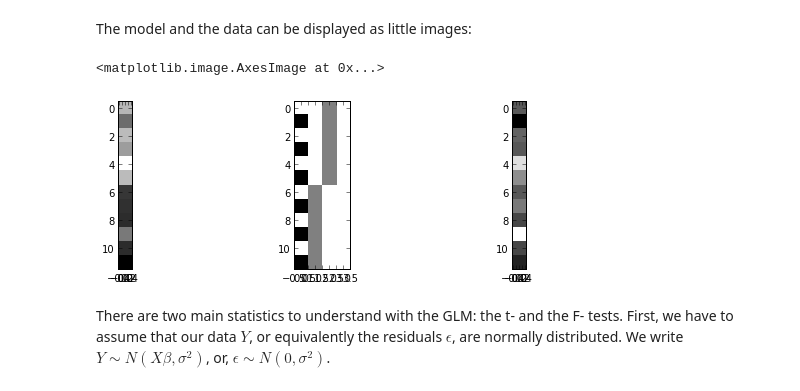
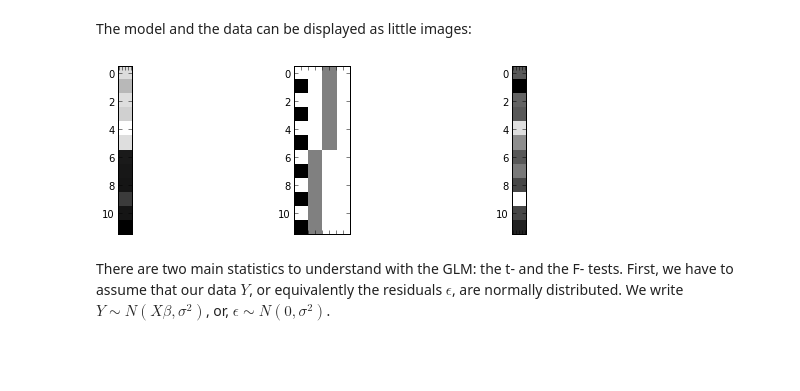
Before and after one commit to practical-neuroimaging/pna-notebooks, a Jupyter notebook: GLM_t_F.ipynb, the cells around one changed output. Cells and saved outputs as stored; diff of their text form; code cells hidden in the pictures; blank space fills up the shorter version.

```diff
--- a/GLM_t_F.ipynb
+++ b/GLM_t_F.ipynb
@@ -321,14 +323,15 @@ except:
 iM = np.linalg.inv(M)
 # coordinates of voxel of interest in mm (MNI space)
 posmm = [-20.0, -42, 34]
+(x, y, z) = tuple(posmm)
 # coordinates in voxel space (in homogenous coordinates)
 posvox = np.dot(iM, posmm + [1])
 # We grab the spatial part of the output.  Since we want to use it as an
 # index, we need to make it a tuple
-x,y,z = tuple(np.round(posvox[:3]).astype(int))
+i,j,k = tuple(np.round(posvox[:3]).astype(int))
 
-print x,y,z
-vdata = img.get_data()[x, y, z, :]
+print i,j,k
+vdata = img.get_data()[i,j,k, :]
 # %% [output]
 24 20 26
 # %% [markdown]
@@ -444,9 +450,10 @@ X_firstmodel = copy(X)
 # %%
 from scipy import linalg as lin
 
-#scale voxel data for better visual display; make its mean == 1.0
+# take only the first 12 values of the data - for
+# scale voxel data for better visual display; make its mean == 3.0
 Y = vdata[:12]
-Y = (Y - Y.mean())/np.std(Y)  + 1.0
+Y = (Y - Y.mean())/np.std(Y)  + 3.0
 vdata = Y
 
 pinvX   = lin.pinv(X)
@@ -625,11 +636,13 @@ The model and the data can be displayed as little images:
 # %%
 f, (a1, a2, a3) = subplots(1, 3, figsize=(10,3))
 a1.imshow(Y[:,np.newaxis], interpolation='nearest', cmap='gray')
 a2.imshow(X, interpolation='nearest',cmap='gray')
 a3.imshow(resid[:,np.newaxis], interpolation='nearest',cmap='gray')
+for a in (a1, a2, a3):
+    a.set_xticklabels([])
+    #a.set_yticklabels([])
 # %% [output]
-<matplotlib.image.AxesImage at 0x...>
-[figure, old version]
+[figure, new version]
 # %% [markdown]
 There are two main statistics to understand with the GLM: the t- and the F- tests. First, we have to assume that our data $Y$, or equivalently the residuals $\epsilon$, are normally distributed. We write $Y \sim N(X\beta, \sigma^2)$, or, $\epsilon \sim N(0, \sigma^2)$.
 # %% [markdown]
```
Also changed, not shown: parts of 35 cells of this notebook.
